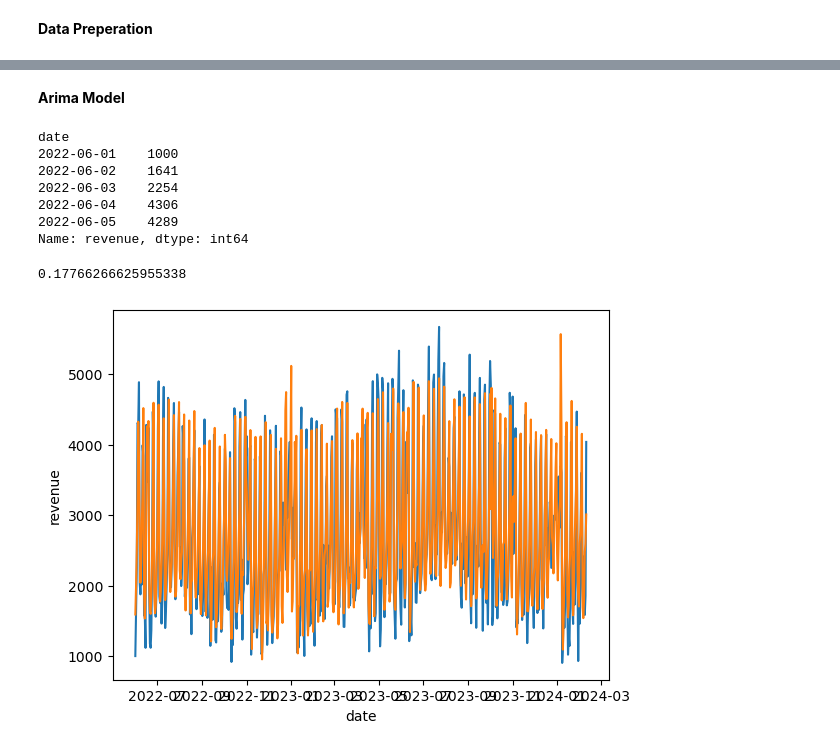
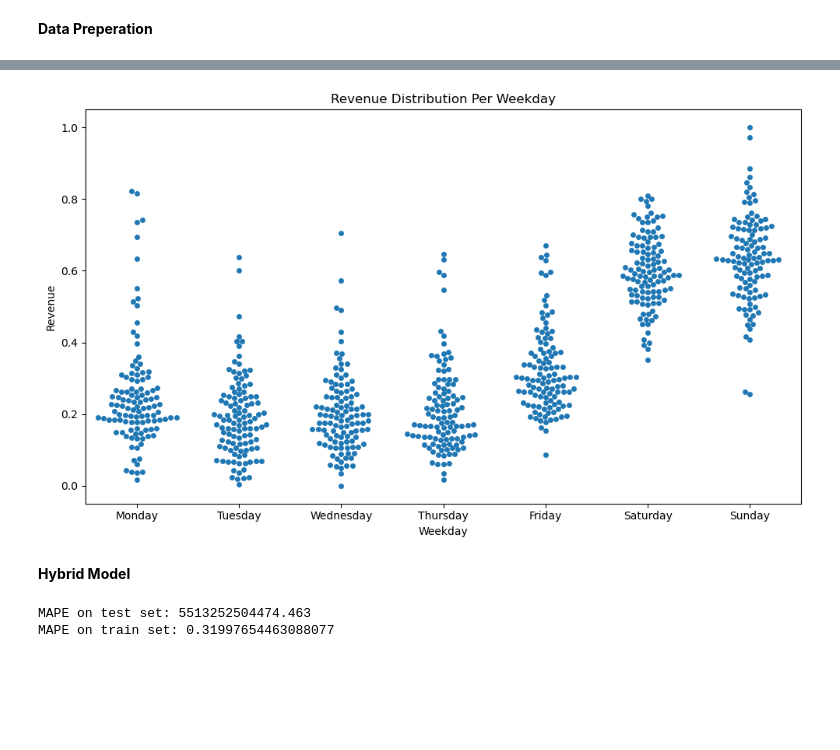
Before and after one commit to JonasEtFi/Restaurant-Revenue-Forecasting, a Jupyter notebook: hybrid_model.ipynb, the cells around one changed output, grey strips where cells are left out. Drawn from its saved outputs; the diff is of its cells as text; code cells hidden in the pictures; blank space fills up the shorter version.

```diff
--- a/hybrid_model.ipynb
+++ b/hybrid_model.ipynb
@@ -46,2 +55,6 @@ plot_avg_revenue_per_weekday(df)
+# %%
+plot_revenue_per_weekday(df)
+# %% [output]
+[figure, added]
 # %% [markdown]
-**Arima Model**
+**Hybrid Model**
@@ -51,12 +63,2 @@ from model import split_X_Y
 X_train, Y_train = split_X_Y(train_df)
 X_test, Y_test = split_X_Y(test_df)
-# %%
-Y_train.head()
-# %% [output]
-date
-2022-06-01    1000
-2022-06-02    1641
-2022-06-03    2254
-2022-06-04    4306
-2022-06-05    4289
-Name: revenue, dtype: int64
@@ -85,8 +71,6 @@ from sklearn.metrics import mean_absolute_percentage_error as MAPE
-# %%
-MAPE(predictions, Y_train)
-# %% [output]
-0.17766266625955338
-# %%
-plot_revenue(train_df, predictions)
-# %% [output]
-[figure, removed]
+# %%
+print(f"MAPE on test set: {MAPE(Y_test, predictions_LR_test)}")
+print(f"MAPE on train set: {MAPE(Y_train, predictions_LR_train)}")
+# %% [output]
+MAPE on test set: 5513252504474.463
+MAPE on train set: 0.31997654463088077
```
Also changed, not shown: parts of 26 cells of this notebook, 3 other files.
